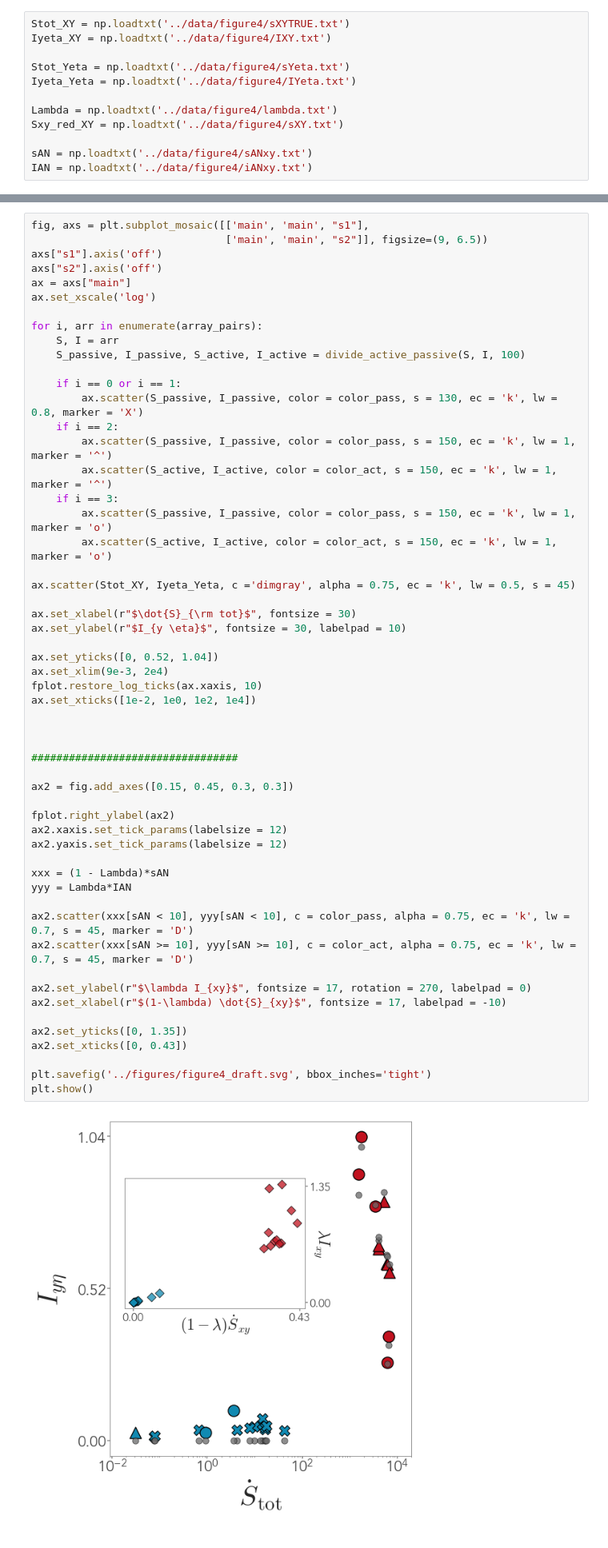
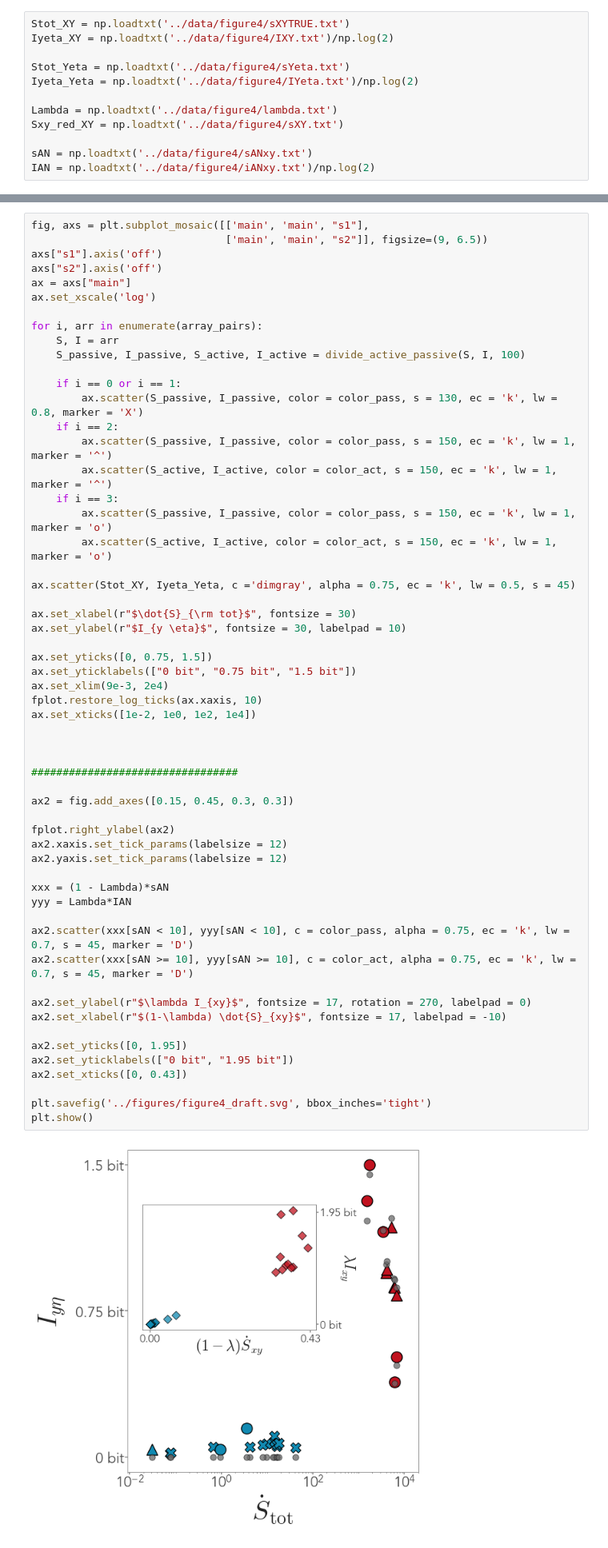
Before and after one commit to giorgionicoletti/InfoTrasduction, a Jupyter notebook: notebooks/Figure4.ipynb, the cells around one changed output, grey strips where cells are left out. Shown at 80% size. Saved outputs shown, nothing was run; the diff lists cells and outputs as text.

Commit message:
Final push revised figures

```diff
--- a/notebooks/Figure4.ipynb
+++ b/notebooks/Figure4.ipynb
@@ -39,16 +39,16 @@ def divide_active_passive(S, I, th):
     return S_passive, I_passive, S_active, I_active
 # %%
 Stot_XY = np.loadtxt('../data/figure4/sXYTRUE.txt')
-Iyeta_XY = np.loadtxt('../data/figure4/IXY.txt')
+Iyeta_XY = np.loadtxt('../data/figure4/IXY.txt')/np.log(2)
 
 Stot_Yeta = np.loadtxt('../data/figure4/sYeta.txt')
-Iyeta_Yeta = np.loadtxt('../data/figure4/IYeta.txt')
+Iyeta_Yeta = np.loadtxt('../data/figure4/IYeta.txt')/np.log(2)
 
 Lambda = np.loadtxt('../data/figure4/lambda.txt')
 Sxy_red_XY = np.loadtxt('../data/figure4/sXY.txt')
 
 sAN = np.loadtxt('../data/figure4/sANxy.txt')
-IAN = np.loadtxt('../data/figure4/iANxy.txt')
+IAN = np.loadtxt('../data/figure4/iANxy.txt')/np.log(2)
 # %%
 Stot_XY_trap, Stot_XY_strech, Stot_XY_opt_micro, Stot_XY_opt_sens = divide_array(Stot_XY)
 Iyeta_XY_trap, Iyeta_XY_strech, Iyeta_XY_opt_micro, Iyeta_XY_opt_sens = divide_array(Iyeta_XY)
@@ -80,37 +84,39 @@ ax.scatter(Stot_XY, Iyeta_Yeta, c ='dimgray', alpha = 0.75, ec = 'k', lw = 0.5,
 ax.set_xlabel(r"$\dot{S}_{\rm tot}$", fontsize = 30)
 ax.set_ylabel(r"$I_{y \eta}$", fontsize = 30, labelpad = 10)
 
-ax.set_yticks([0, 0.52, 1.04])
+ax.set_yticks([0, 0.75, 1.5])
+ax.set_yticklabels(["0 bit", "0.75 bit", "1.5 bit"])
 ax.set_xlim(9e-3, 2e4)
 fplot.restore_log_ticks(ax.xaxis, 10)
 ax.set_xticks([1e-2, 1e0, 1e2, 1e4])
 
 
 
 #################################
 
 ax2 = fig.add_axes([0.15, 0.45, 0.3, 0.3])
 
 fplot.right_ylabel(ax2)
 ax2.xaxis.set_tick_params(labelsize = 12)
 ax2.yaxis.set_tick_params(labelsize = 12)
 
 xxx = (1 - Lambda)*sAN
 yyy = Lambda*IAN
 
 ax2.scatter(xxx[sAN < 10], yyy[sAN < 10], c = color_pass, alpha = 0.75, ec = 'k', lw = 0.7, s = 45, marker = 'D')
 ax2.scatter(xxx[sAN >= 10], yyy[sAN >= 10], c = color_act, alpha = 0.75, ec = 'k', lw = 0.7, s = 45, marker = 'D')
 
 ax2.set_ylabel(r"$\lambda I_{xy}$", fontsize = 17, rotation = 270, labelpad = 0)
 ax2.set_xlabel(r"$(1-\lambda) \dot{S}_{xy}$", fontsize = 17, labelpad = -10)
 
-ax2.set_yticks([0, 1.35])
+ax2.set_yticks([0, 1.95])
+ax2.set_yticklabels(["0 bit", "1.95 bit"])
 ax2.set_xticks([0, 0.43])
 
 plt.savefig('../figures/figure4_draft.svg', bbox_inches='tight')
 plt.show()
 # %% [output]
-[figure, old version]
+[figure, new version]
 # %%
 # %% [output]
 [figure]
```
Also changed, not shown: parts of 1 cell of this notebook, 12 other files.
